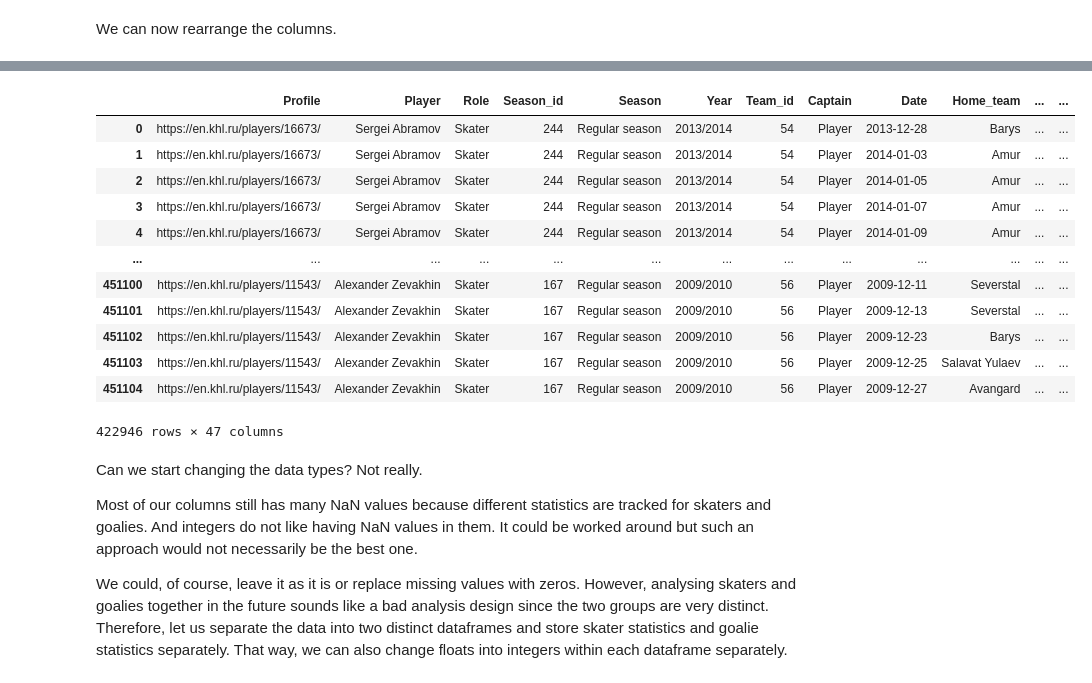
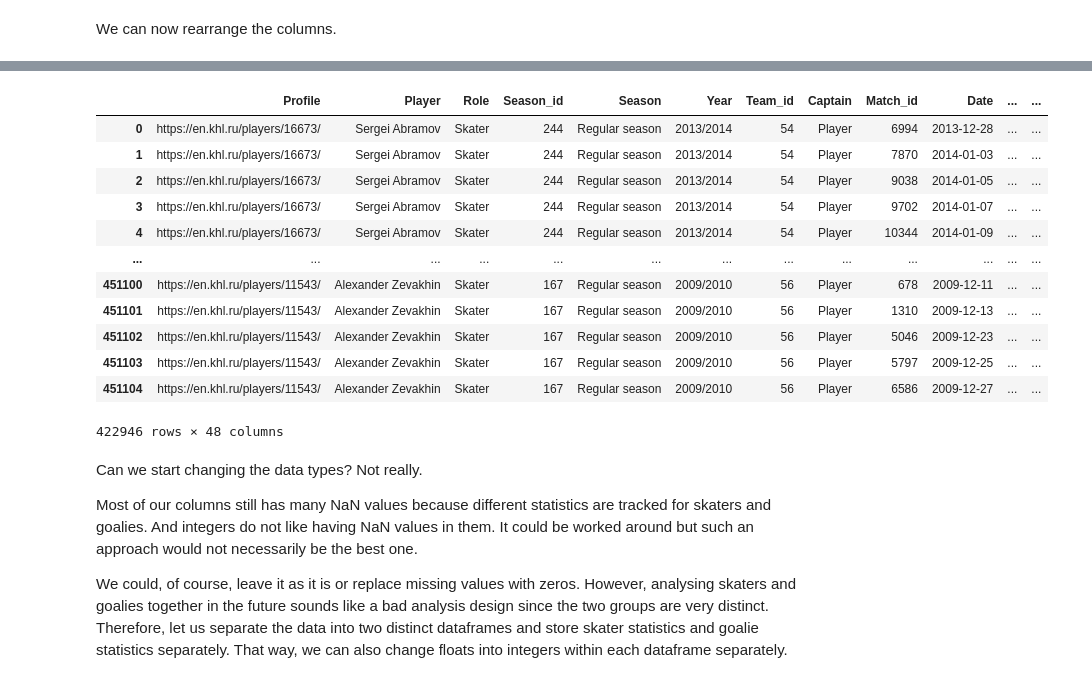
Before and after one commit to Dark-Hobbit/khl, a Jupyter notebook: stage_2/players_processing_match.ipynb, the cells around one changed output, grey strips where cells are left out. Cells and saved outputs as stored; diff of their text form; code cells hidden in the pictures.

Commit message:
Added match id
Unique match IDs from 1 through 10506 were generated based on the date and home team.

```diff
--- a/stage_2/players_processing_match.ipynb
+++ b/stage_2/players_processing_match.ipynb
@@ -197,11 +197,10 @@ players_match['Away_score'] = players_match['Score'].apply(lambda x: x.split(' '
 # This trick allows us to take the overtime indicator if it is present or a blank string if it is not.
 players_match['Length'] = players_match['Score'].apply(lambda x: (x + ' ').split(' ')[1])
 
-
 # We can use a similar approach to separate the 'Teams' column into each team's name and captaincy indicator.
 # The splits used would be hyphen for team names and parenthesis for captaincy.
-players_match['Home_team'] = players_match['Teams'].apply(lambda x: x.split('-')[0].strip())
-players_match['Away_team'] = players_match['Teams'].apply(lambda x: x.split('-')[1].strip())
+players_match['Home_team'] = players_match['Teams'].apply(lambda x: x.split('-')[0].split('(')[0].strip())
+players_match['Away_team'] = players_match['Teams'].apply(lambda x: x.split('-')[1].split('(')[0].strip())
 
 # Same as before, we need some padding so there is always at least 2 elements in the list.
 # Also, the captaincy indicator is only 1 letter long and is not at the end of the string.
@@ -249,2 +250,4 @@ players_match['Captain'] = players_match['Captain'].map(captain_dict)
+# %%
+players_match['Match_id'] = players_match.groupby(['Date', 'Home_team']).ngroup() + 1
 # %% [markdown]
 We can now rearrange the columns.
@@ -262,44 +265,44 @@ Index(['URL', 'Player name', 'IDSeason', 'Season', 'Team', 'Date', 'Teams',
 # %%
 # Dropping the columns we are no longer interested in.
 players_match.drop(['Teams', 'Score'], axis=1, inplace=True)
 
 # We will have to move the columns around quite a bit.
-columns = ['URL', 'Player name', 'Role', 'IDSeason', 'Season', 'Year', 'Team', 'Captain', 'Date', 'Home_team',
-           'Away_team', 'Home_score', 'Away_score', 'Length', '№', 'G', 'Assists', 'PTS', '+/-', '+', '-',
-           'PIM', 'ESG', 'PPG', 'SHG', 'OTG', 'GWG', 'SDS', 'SOG', '%SOG', 'FO', 'FOW', '%FO', 'TOI',
-           'TOI_seconds', 'SFT', 'HITS', 'BLS', 'FOA', 'W', 'L', 'SOP', 'GA', 'Sv', '%Sv', 'GAA', 'SO']
+columns = ['URL', 'Player name', 'Role', 'IDSeason', 'Season', 'Year', 'Team', 'Captain', 'Match_id', 'Date',
+           'Home_team', 'Away_team', 'Home_score', 'Away_score', 'Length', '№', 'G', 'Assists', 'PTS', '+/-',
+           '+', '-', 'PIM', 'ESG', 'PPG', 'SHG', 'OTG', 'GWG', 'SDS', 'SOG', '%SOG', 'FO', 'FOW', '%FO',
+           'TOI', 'TOI_seconds', 'SFT', 'HITS', 'BLS', 'FOA', 'W', 'L', 'SOP', 'GA', 'Sv', '%Sv', 'GAA', 'SO']
 players_match = players_match[columns]
 
 # The current column names are not very informative, are they?
-header = ['Profile', 'Player', 'Role', 'Season_id', 'Season', 'Year', 'Team_id', 'Captain', 'Date', 'Home_team', 'Away_team',
-          'Home_score', 'Away_score', 'Length', 'Number', 'Goals', 'Assists', 'Points', 'Plus_minus', 'Plus', 'Minus',
-          'Penalties', 'Goals_even', 'Goals_powerplay', 'Goals_shorthanded', 'Goals_overtime', 'Game_winning_goals',
+header = ['Profile', 'Player', 'Role', 'Season_id', 'Season', 'Year', 'Team_id', 'Captain', 'Match_id', 'Date', 'Home_team',
+          'Away_team', 'Home_score', 'Away_score', 'Length', 'Number', 'Goals', 'Assists', 'Points', 'Plus_minus', 'Plus',
+          'Minus', 'Penalties', 'Goals_even', 'Goals_powerplay', 'Goals_shorthanded', 'Goals_overtime', 'Game_winning_goals',
           'Game_winning_shootouts', 'Shots', 'Shots_percentage', 'Faceoffs', 'Faceoffs_won', 'Faceoffs_percentage',
           'Icetime', 'Icetime_seconds', 'Shifts', 'Hits', 'Shots_blocked', 'Penalties_against', 'Wins', 'Losses',
           'Shootouts', 'Goals_against', 'Saves', 'Saves_percentage', 'Goals_against_average', 'Shutouts']
 players_match.columns = header
 
-# The player's number and season/team IDs are currently stored as float, let us change them into object.
-players_object = ['Season_id', 'Team_id', 'Number']
+# The player's number and season/team/match IDs are currently stored as float, let us change them into object.
+players_object = ['Season_id', 'Team_id', 'Match_id', 'Number']
 players_match[players_object] = players_match[players_object].astype('object')
 
 # What do you think we are going to do to the 'Date' column?
 players_match['Date'] = pd.to_datetime(players_match['Date'])
 players_match
 # %% [output]
-|  | Profile | Player | Role | Season_id | Season | Year | Team_id | Captain | Date | Home_team | ... | ... |
-| 0 | https://en.khl.ru/players/16673/ | Sergei Abramov | Skater | 244 | Regular season | 2013/2014 | 54 | Player | 2013-12-28 | Barys | ... | ... |
-| 1 | https://en.khl.ru/players/16673/ | Sergei Abramov | Skater | 244 | Regular season | 2013/2014 | 54 | Player | 2014-01-03 | Amur | ... | ... |
-| 2 | https://en.khl.ru/players/16673/ | Sergei Abramov | Skater | 244 | Regular season | 2013/2014 | 54 | Player | 2014-01-05 | Amur | ... | ... |
-| 3 | https://en.khl.ru/players/16673/ | Sergei Abramov | Skater | 244 | Regular season | 2013/2014 | 54 | Player | 2014-01-07 | Amur | ... | ... |
-| 4 | https://en.khl.ru/players/16673/ | Sergei Abramov | Skater | 244 | Regular season | 2013/2014 | 54 | Player | 2014-01-09 | Amur | ... | ... |
+|  | Profile | Player | Role | Season_id | Season | Year | Team_id | Captain | Match_id | Date | ... | ... |
+| 0 | https://en.khl.ru/players/16673/ | Sergei Abramov | Skater | 244 | Regular season | 2013/2014 | 54 | Player | 6994 | 2013-12-28 | ... | ... |
+| 1 | https://en.khl.ru/players/16673/ | Sergei Abramov | Skater | 244 | Regular season | 2013/2014 | 54 | Player | 7870 | 2014-01-03 | ... | ... |
+| 2 | https://en.khl.ru/players/16673/ | Sergei Abramov | Skater | 244 | Regular season | 2013/2014 | 54 | Player | 9038 | 2014-01-05 | ... | ... |
+| 3 | https://en.khl.ru/players/16673/ | Sergei Abramov | Skater | 244 | Regular season | 2013/2014 | 54 | Player | 9702 | 2014-01-07 | ... | ... |
+| 4 | https://en.khl.ru/players/16673/ | Sergei Abramov | Skater | 244 | Regular season | 2013/2014 | 54 | Player | 10344 | 2014-01-09 | ... | ... |
 | ... | ... | ... | ... | ... | ... | ... | ... | ... | ... | ... | ... | ... |
-| 451100 | https://en.khl.ru/players/11543/ | Alexander Zevakhin | Skater | 167 | Regular season | 2009/2010 | 56 | Player | 2009-12-11 | Severstal | ... | ... |
-| 451101 | https://en.khl.ru/players/11543/ | Alexander Zevakhin | Skater | 167 | Regular season | 2009/2010 | 56 | Player | 2009-12-13 | Severstal | ... | ... |
-| 451102 | https://en.khl.ru/players/11543/ | Alexander Zevakhin | Skater | 167 | Regular season | 2009/2010 | 56 | Player | 2009-12-23 | Barys | ... | ... |
-| 451103 | https://en.khl.ru/players/11543/ | Alexander Zevakhin | Skater | 167 | Regular season | 2009/2010 | 56 | Player | 2009-12-25 | Salavat Yulaev | ... | ... |
-| 451104 | https://en.khl.ru/players/11543/ | Alexander Zevakhin | Skater | 167 | Regular season | 2009/2010 | 56 | Player | 2009-12-27 | Avangard | ... | ... |
+| 451100 | https://en.khl.ru/players/11543/ | Alexander Zevakhin | Skater | 167 | Regular season | 2009/2010 | 56 | Player | 678 | 2009-12-11 | ... | ... |
+| 451101 | https://en.khl.ru/players/11543/ | Alexander Zevakhin | Skater | 167 | Regular season | 2009/2010 | 56 | Player | 1310 | 2009-12-13 | ... | ... |
+| 451102 | https://en.khl.ru/players/11543/ | Alexander Zevakhin | Skater | 167 | Regular season | 2009/2010 | 56 | Player | 5046 | 2009-12-23 | ... | ... |
+| 451103 | https://en.khl.ru/players/11543/ | Alexander Zevakhin | Skater | 167 | Regular season | 2009/2010 | 56 | Player | 5797 | 2009-12-25 | ... | ... |
+| 451104 | https://en.khl.ru/players/11543/ | Alexander Zevakhin | Skater | 167 | Regular season | 2009/2010 | 56 | Player | 6586 | 2009-12-27 | ... | ... |
-422946 rows × 47 columns
+422946 rows × 48 columns
 # %% [markdown]
 Can we start changing the data types? Not really.
 
```
Also changed, not shown: parts of 27 cells of this notebook.
